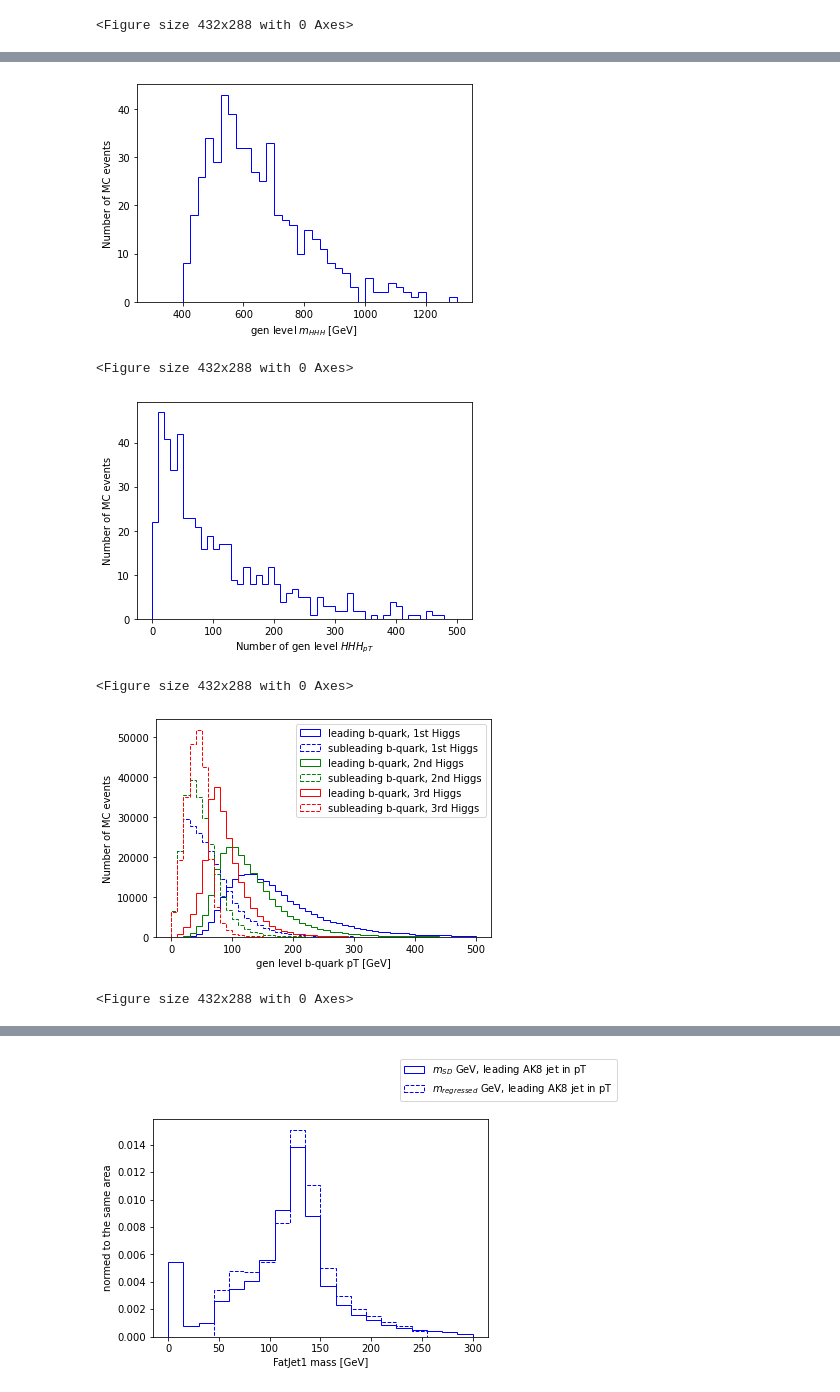
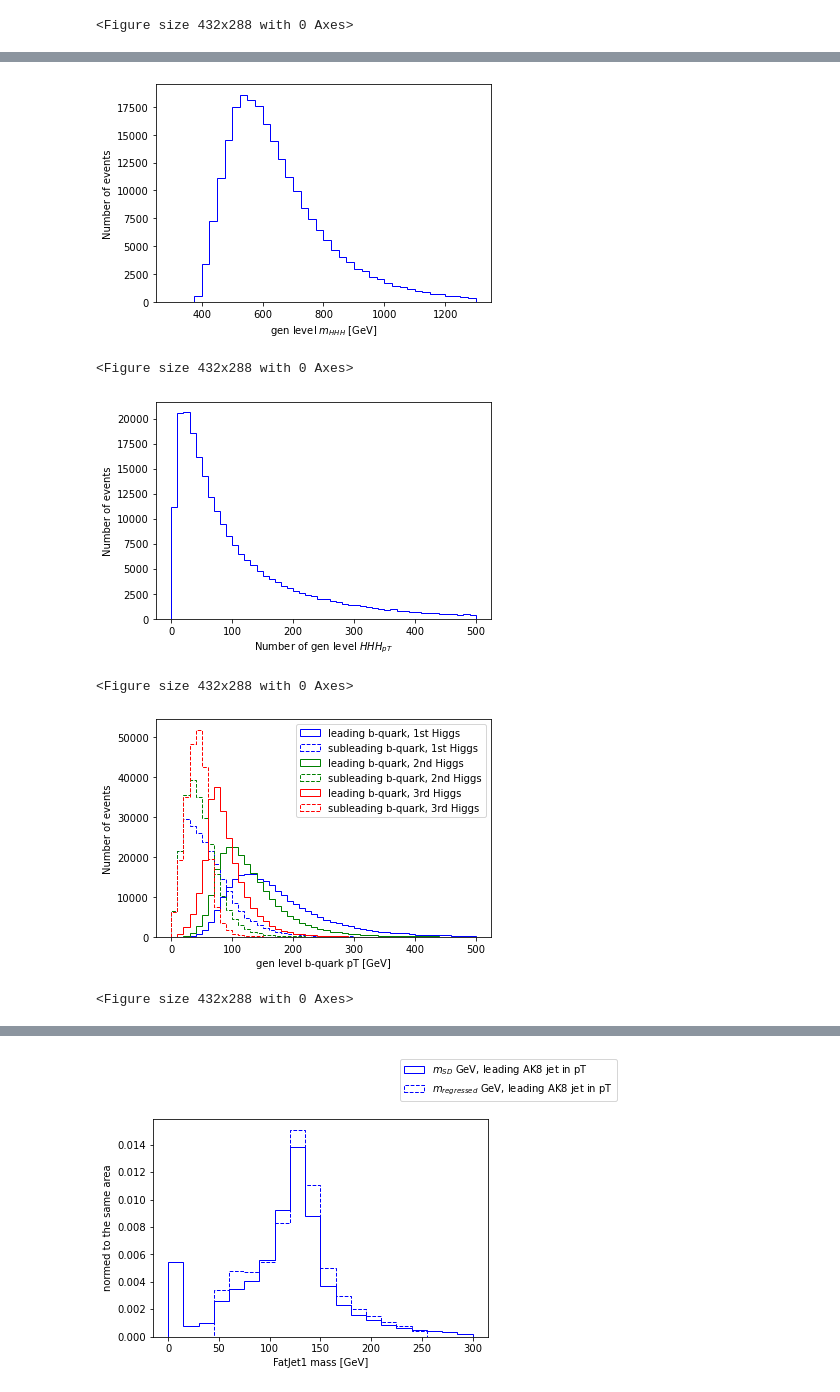
Before and after one commit to nanlu06/HHHAna, a Jupyter notebook: notebooks/readskimmednanoAOD.ipynb, the cells around one changed output, grey strips where cells are left out. Saved outputs shown, nothing was run; the diff lists cells and outputs as text; code cells hidden in the pictures.

```diff
--- a/notebooks/readskimmednanoAOD.ipynb
+++ b/notebooks/readskimmednanoAOD.ipynb
@@ -2,7 +2,7 @@
 import uproot
 import matplotlib.pyplot as plt
 # %%
-file = uproot.open('/eos/home-n/nlu/SWAN_projects/HHH/HHHAna/ana_hhh_2017.root')
+file = uproot.open('/eos/home-n/nlu/SWAN_projects/HHH/HHHAna/HHHAna/ana_hhh_2017.root')
 # %%
 file.keys()
 # %% [output]
@@ -92,22 +92,22 @@ plt.savefig("figs/gen_higgs_eta.png")
 # %%
 plt.hist(branches['genHHH_m'], bins=40, histtype='step', color='blue', range=(300, 1300))
 plt.xlabel('gen level $m_{HHH}$ [GeV]')
-plt.ylabel('Number of MC events')
+plt.ylabel('Number of events')
 plt.show()
 plt.savefig("figs/gen_HHH_m.pdf")
 plt.savefig("figs/gen_HHH_m.png")
 # %% [output]
-[figure, old version]
+[figure, new version]
 <Figure size 432x288 with 0 Axes>
 # %%
 plt.hist(branches['genHHH_pt'], bins=50, histtype='step', color='blue', range=(0, 500))
 plt.xlabel('Number of gen level $HHH_{pT}$')
-plt.ylabel('Number of MC events')
+plt.ylabel('Number of events')
 plt.show()
 plt.savefig("figs/gen_HHH_pt.pdf")
 plt.savefig("figs/gen_HHH_pt.png")
 # %% [output]
-[figure, old version]
+[figure, new version]
 <Figure size 432x288 with 0 Axes>
 # %%
 plt.hist(branches['gen_b0_pt'], bins=50, histtype='step', label='leading b-quark, 1st Higgs', color='blue', range=(0, 500))
@@ -117,13 +117,13 @@ plt.hist(branches['gen_b3_pt'], bins=50, histtype='step', label='subleading b-qu
 plt.hist(branches['gen_b4_pt'], bins=50, histtype='step', label='leading b-quark, 3rd Higgs', color='red', range=(0, 500))
 plt.hist(branches['gen_b5_pt'], bins=50, histtype='step', label='subleading b-quark, 3rd Higgs', color='red', linestyle='dashed', range=(0, 500))
 plt.xlabel('gen level b-quark pT [GeV]')
-plt.ylabel('Number of MC events')
+plt.ylabel('Number of events')
 plt.legend(loc='best')
 plt.show()
 plt.savefig("figs/gen_b_pt.pdf")
 plt.savefig("figs/gen_b_pt.png")
 # %% [output]
-[figure, old version]
+[figure, new version]
 <Figure size 432x288 with 0 Axes>
 # %%
 plt.hist(branches['gen_b0_eta'], bins=20, histtype='step', label='leading b-quark, 1st Higgs', color='blue', range=(-4, 4))
```
Also changed, not shown: parts of 10 cells of this notebook, 1 other file.
